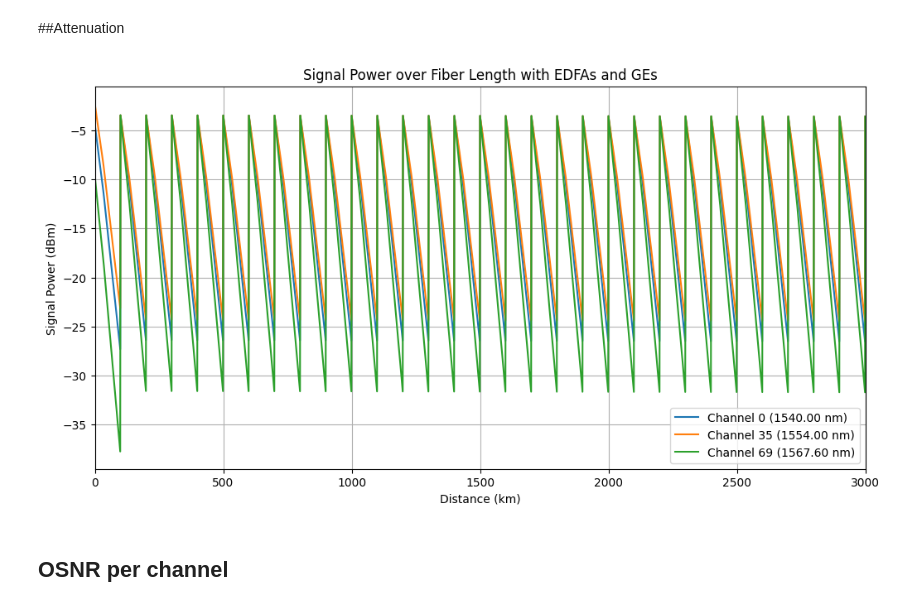
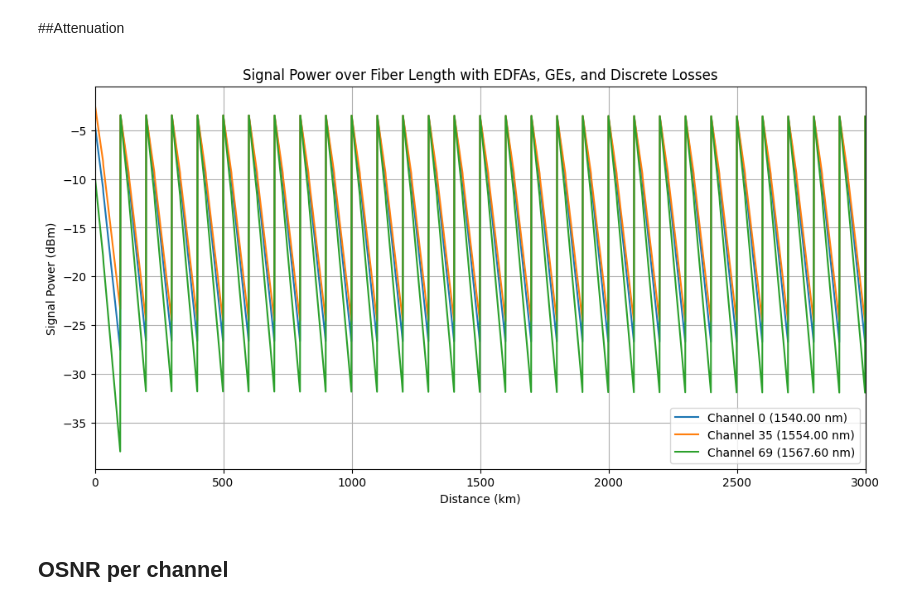
Before and after one commit to EnochYounceSAIC/FiberOptics, a Jupyter notebook: weekfour/channels.ipynb, the cells around one changed output. Drawn from its saved outputs; the diff is of its cells as text; code cells hidden in the pictures.

```diff
--- a/weekfour/channels.ipynb
+++ b/weekfour/channels.ipynb
@@ -441,6 +441,17 @@ edfa_gain_weights_db = span_attenuation_dB_per_channel - average_span_attenuatio
 # for cable_type_name, segment_length in span_layout:
 #     span_fiber_types.extend([cable_type_name] * segment_length)
 
+# Use the pre-existing discrete_losses array initialized in cell Aiwza1t_tW3J
+# Ensure its size is sufficient for length + 1 locations and reset it to zeros
+if len(discrete_losses) < length + 1:
+    # If the existing array is too small, re-initialize it with the correct size
+    discrete_losses = np.zeros(length + 1)
+else:
+    # If the existing array is large enough, reset its values to zero
+    discrete_losses.fill(0)
+
+discrete_loss_per_event_dB = 0.2 # Define the discrete loss value in dB
+
 
 # Simulate propagation over distance
 for i in range(length): # Loop through each kilometer (from 0 to length-1)
@@ -449,6 +460,13 @@ for i in range(length): # Loop through each kilometer (from 0 to length-1)
     # Determine the cable type for the current kilometer
     current_cable_type_name = span_fiber_types[km_in_current_span]
     current_cable_type_params = cable_types[current_cable_type_name]
+
+    # Determine the cable type for the next kilometer (if it exists) to check for changes
+    next_km_in_span = (i + 1) % total_span_length
+    if i + 1 < length:
+        next_cable_type_name = span_fiber_types[next_km_in_span]
+    else:
+        next_cable_type_name = current_cable_type_name # No change at the very end
 
     # Apply attenuation for this kilometer
     for j in range(channels):
@@ -460,9 +478,21 @@ for i in range(length): # Loop through each kilometer (from 0 to length-1)
         multi_channel_signal_power_dBm[j, i+1] = multi_channel_signal_power_dBm[j, i] - attenuation_per_km_dB
         multi_channel_noise_power_dBm[j, i+1] = multi_channel_noise_power_dBm[j, i] - attenuation_per_km_dB
 
-        # Also update the mW arrays after attenuation for consistency before EDFA/GE
-        multi_channel_signal_power_mW[j, i+1] = 10**(multi_channel_signal_power_dBm[j, i+1] / 10)
-        multi_channel_noise_power_mW[j, i+1] = 10**(multi_channel_noise_power_dBm[j, i+1] / 10)
+
+    # Check for fiber type change at the end of the current kilometer (start of the next)
+    # Also ensure it's not an EDFA location
+    if next_cable_type_name != current_cable_type_name and (i + 1) % span != 0:
+        # Store the discrete loss at the beginning of the next kilometer (location i+1)
+        discrete_losses[i+1] = discrete_loss_per_event_dB
+        # print(f"Fiber type change at km {i+1}: from {current_cable_type_name} to {next_cable_type_name}. Applying {discrete_losses[i+1]} dB loss.") # Debug print
+        # Apply discrete loss at the beginning of the next kilometer (location i+1)
+        multi_channel_signal_power_dBm[:, i+1] -= discrete_losses[i+1]
+        multi_channel_noise_power_dBm[:, i+1] -= discrete_losses[i+1]
+
+
+    # Also update the mW arrays after attenuation and discrete losses for consistency before EDFA/GE
+    multi_channel_signal_power_mW[:, i+1] = 10**(multi_channel_signal_power_dBm[:, i+1] / 10)
+    multi_channel_noise_power_mW[:, i+1] = 10**(multi_channel_noise_power_dBm[:, i+1] / 10)
 
 
     # Apply EDFA at the end of each span
@@ -487,35 +517,35 @@ for i in range(length): # Loop through each kilometer (from 0 to length-1)
         # Apply Gain Equalizer after EDFA at span boundaries
         apply_gain_equalizer(multi_channel_signal_power_mW, multi_channel_noise_power_mW, EDFA_total_power, location)
 
         # After EDFA and GE, update the dBm arrays based on the modified mW values at this location
         # Add a small epsilon to prevent log10(0) if power goes to exactly zero
         multi_channel_signal_power_dBm[:, location] = 10*np.log10(multi_channel_signal_power_mW[:, location] + 1e-18)
         multi_channel_noise_power_dBm[:, location] = 10*np.log10(multi_channel_noise_power_mW[:, location] + 1e-18)
 
 
 # Select channels to plot
 channels_to_plot = [0, 35, 69]
 wavelengths_to_plot_nm = [channeled_lambdas[i]*1e9 for i in channels_to_plot]
 
 # Create the plot
 plt.figure(figsize=(12, 6))
 
 for idx, channel_index in enumerate(channels_to_plot):
     plt.plot(
         np.arange(length + 1),
         multi_channel_signal_power_dBm[channel_index, :],
         label=f'Channel {channel_index} ({wavelengths_to_plot_nm[idx]:.2f} nm)'
     )
 
-plt.title('Signal Power over Fiber Length with EDFAs and GEs')
+plt.title('Signal Power over Fiber Length with EDFAs, GEs, and Discrete Losses')
 plt.xlabel('Distance (km)')
 plt.ylabel('Signal Power (dBm)')
 plt.xlim(0,length) # Set x-axis limit to the total length
 plt.grid(True)
 plt.legend()
 plt.show()
 # %% [output]
-[figure, old version]
+[figure, new version]
 # %% [markdown]
 ## OSNR per channel
 # %%
```
Also changed, not shown: parts of 2 cells of this notebook.
